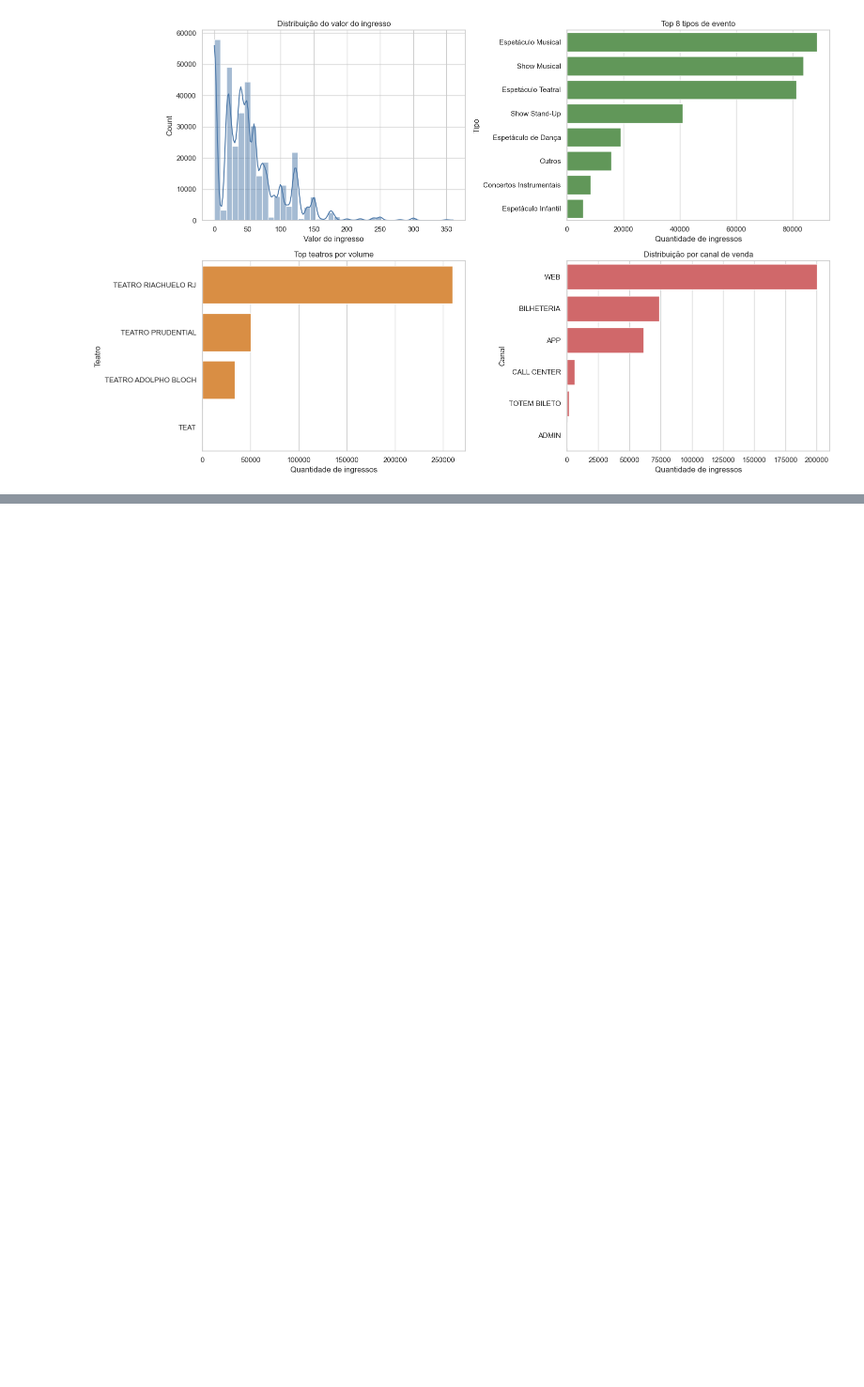
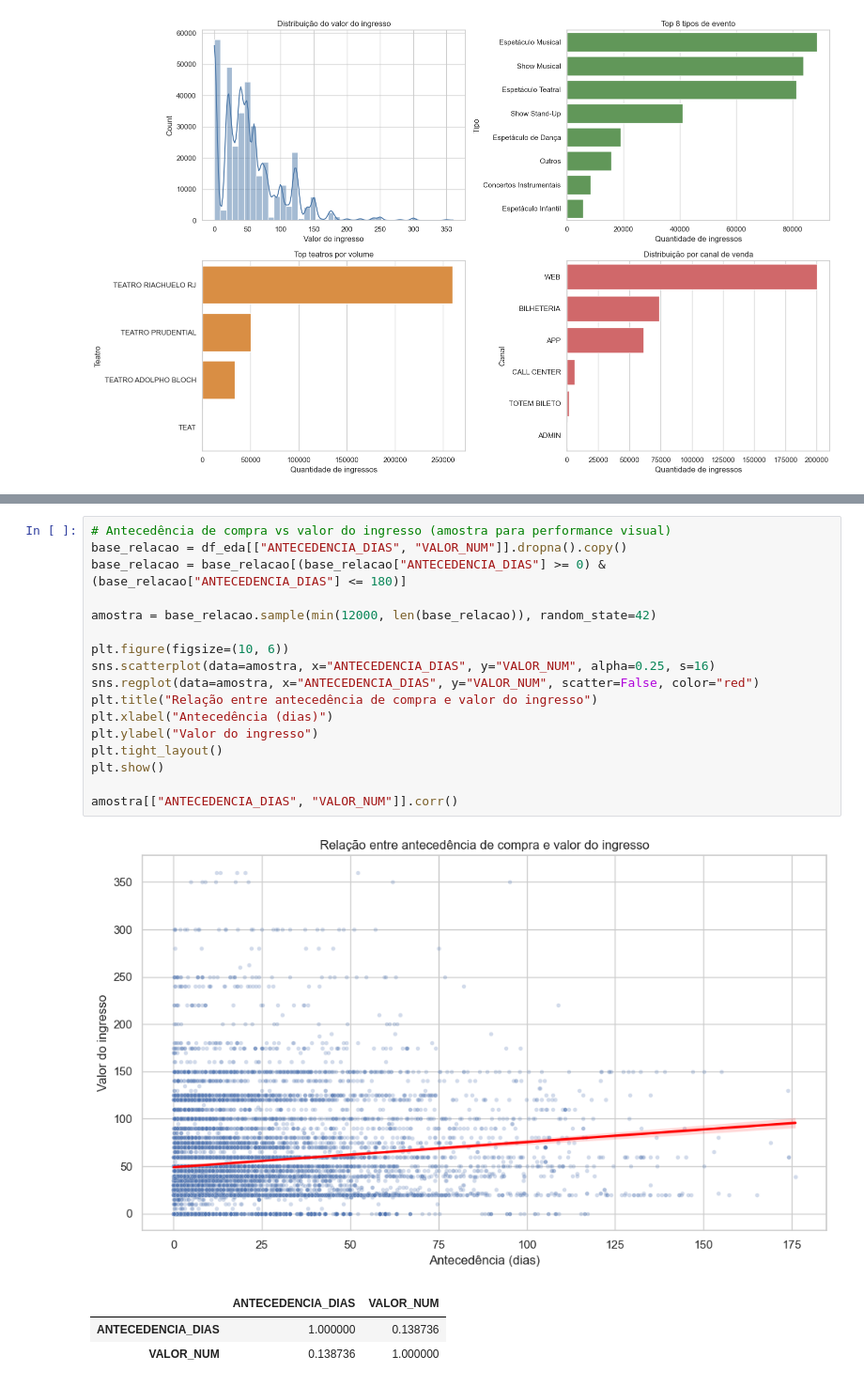
Before and after one commit to Kdu07/recomendashow, a Jupyter notebook: docs/analise_exploratoria_dados.ipynb, the cells around one changed output, grey strips where cells are left out. Shown at 94% size. Saved outputs shown, nothing was run; the diff lists cells and outputs as text; blank space fills up the shorter version.

```diff
--- a/docs/analise_exploratoria_dados.ipynb
+++ b/docs/analise_exploratoria_dados.ipynb
@@ -209,0 +266,22 @@ plt.show()
+# %%
+# Antecedência de compra vs valor do ingresso (amostra para performance visual)
+base_relacao = df_eda[["ANTECEDENCIA_DIAS", "VALOR_NUM"]].dropna().copy()
+base_relacao = base_relacao[(base_relacao["ANTECEDENCIA_DIAS"] >= 0) & (base_relacao["ANTECEDENCIA_DIAS"] <= 180)]
+
+amostra = base_relacao.sample(min(12000, len(base_relacao)), random_state=42)
+
+plt.figure(figsize=(10, 6))
+sns.scatterplot(data=amostra, x="ANTECEDENCIA_DIAS", y="VALOR_NUM", alpha=0.25, s=16)
+sns.regplot(data=amostra, x="ANTECEDENCIA_DIAS", y="VALOR_NUM", scatter=False, color="red")
+plt.title("Relação entre antecedência de compra e valor do ingresso")
+plt.xlabel("Antecedência (dias)")
+plt.ylabel("Valor do ingresso")
+plt.tight_layout()
+plt.show()
+
+amostra[["ANTECEDENCIA_DIAS", "VALOR_NUM"]].corr()
+# %% [output]
+[figure, added]
+|  | ANTECEDENCIA_DIAS | VALOR_NUM |
+| ANTECEDENCIA_DIAS | 1.000000 | 0.138736 |
+| VALOR_NUM | 0.138736 | 1.000000 |
```
Also changed, not shown: parts of 3 cells of this notebook.
